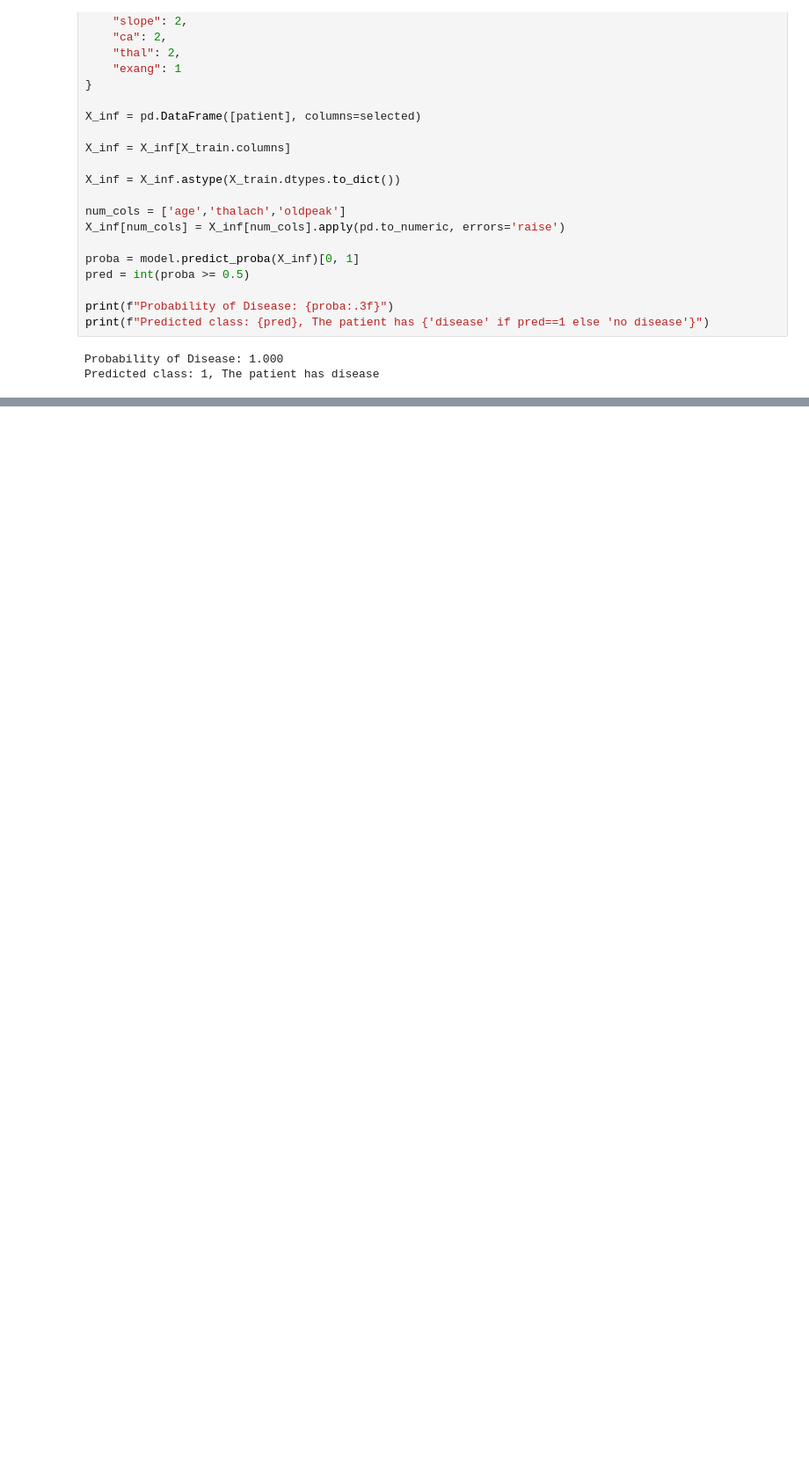
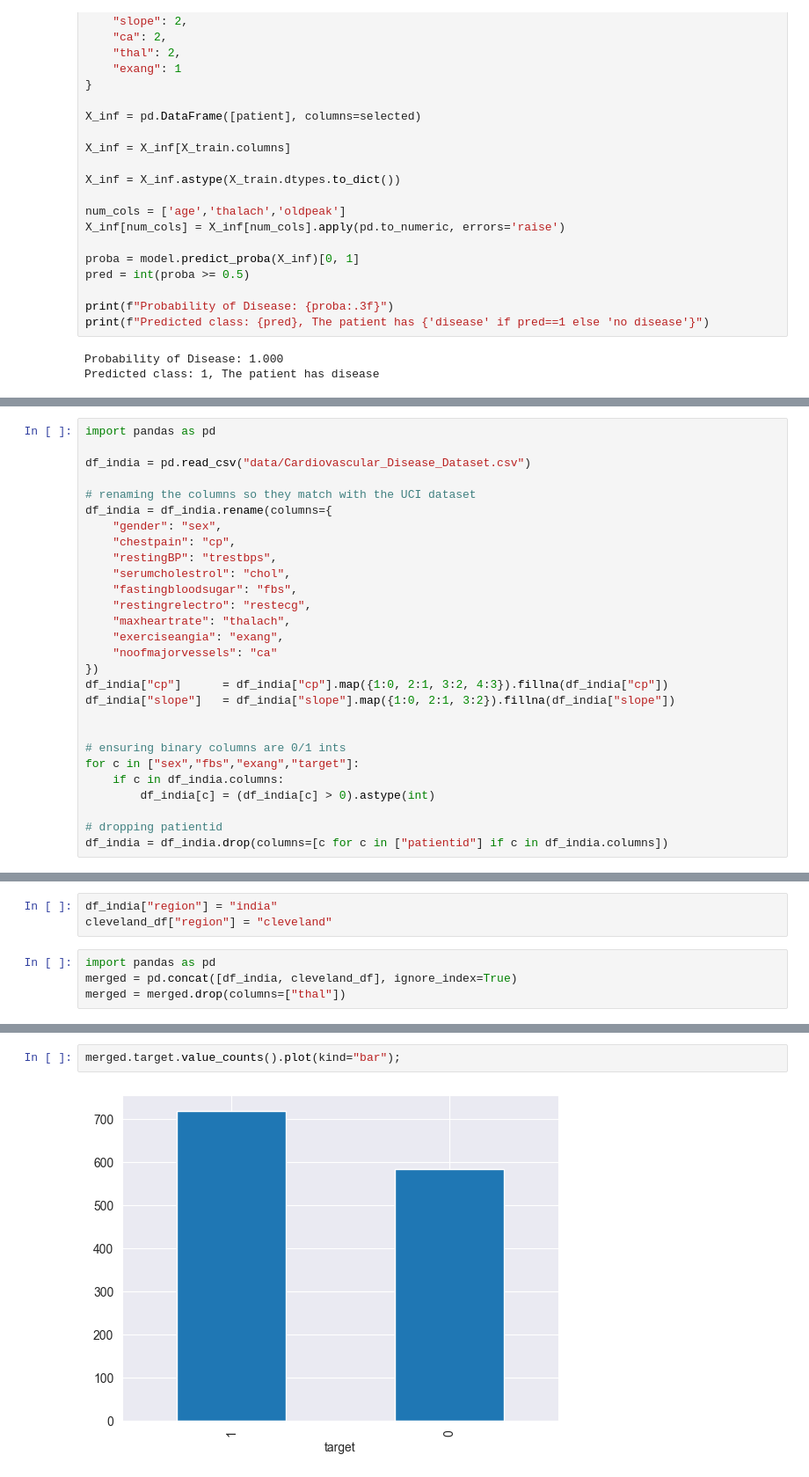
Before and after one commit to Preslavva/CAD_ML_Model, a Jupyter notebook: CAD.ipynb, the cells around one changed output, grey strips where cells are left out. Shown at 88% size. Drawn from its saved outputs; the diff is of its cells as text; blank space fills up the shorter version.

```diff
--- a/CAD.ipynb
+++ b/CAD.ipynb
@@ -450,0 +453,28 @@ Predicted class: 1, The patient has disease
+# %%
+import pandas as pd
+
+df_india = pd.read_csv("data/Cardiovascular_Disease_Dataset.csv")
+
+# renaming the columns so they match with the UCI dataset
+df_india = df_india.rename(columns={
+    "gender": "sex",
+    "chestpain": "cp",
+    "restingBP": "trestbps",
+    "serumcholestrol": "chol",
+    "fastingbloodsugar": "fbs",
+    "restingrelectro": "restecg",
+    "maxheartrate": "thalach",
+    "exerciseangia": "exang",
+    "noofmajorvessels": "ca"
+})
+df_india["cp"]      = df_india["cp"].map({1:0, 2:1, 3:2, 4:3}).fillna(df_india["cp"])
+df_india["slope"]   = df_india["slope"].map({1:0, 2:1, 3:2}).fillna(df_india["slope"])
+
+
+# ensuring binary columns are 0/1 ints
+for c in ["sex","fbs","exang","target"]:
+    if c in df_india.columns:
+        df_india[c] = (df_india[c] > 0).astype(int)
+
+# dropping patientid
+df_india = df_india.drop(columns=[c for c in ["patientid"] if c in df_india.columns])
@@ -450,0 +532,7 @@ Predicted class: 1, The patient has disease
+# %%
+df_india["region"] = "india"
+cleveland_df["region"] = "cleveland"
+# %%
+import pandas as pd
+merged = pd.concat([df_india, cleveland_df], ignore_index=True)
+merged = merged.drop(columns=["thal"])
@@ -450,0 +584,4 @@ Predicted class: 1, The patient has disease
+# %%
+merged.target.value_counts().plot(kind="bar");
+# %% [output]
+[figure, added]
```
Also changed, not shown: parts of 166 cells of this notebook, 6 other files.
